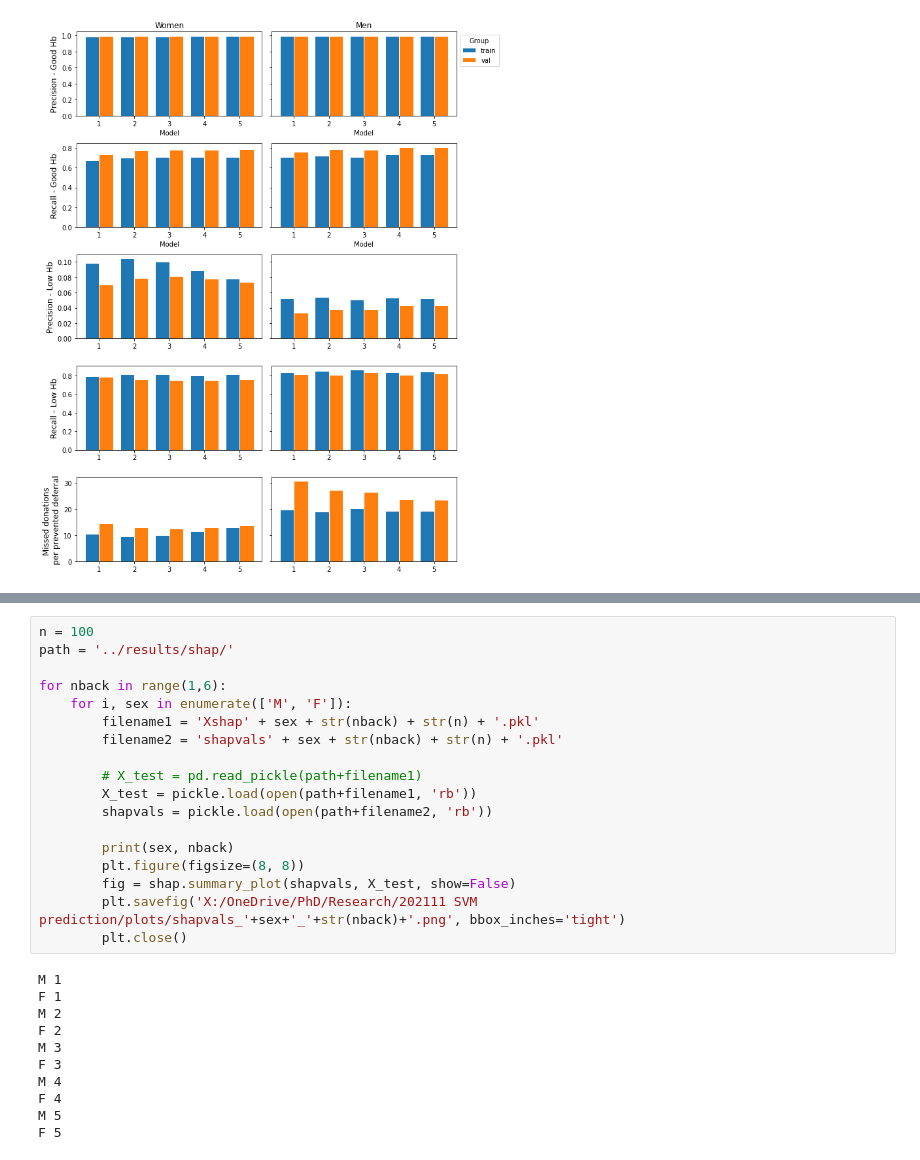
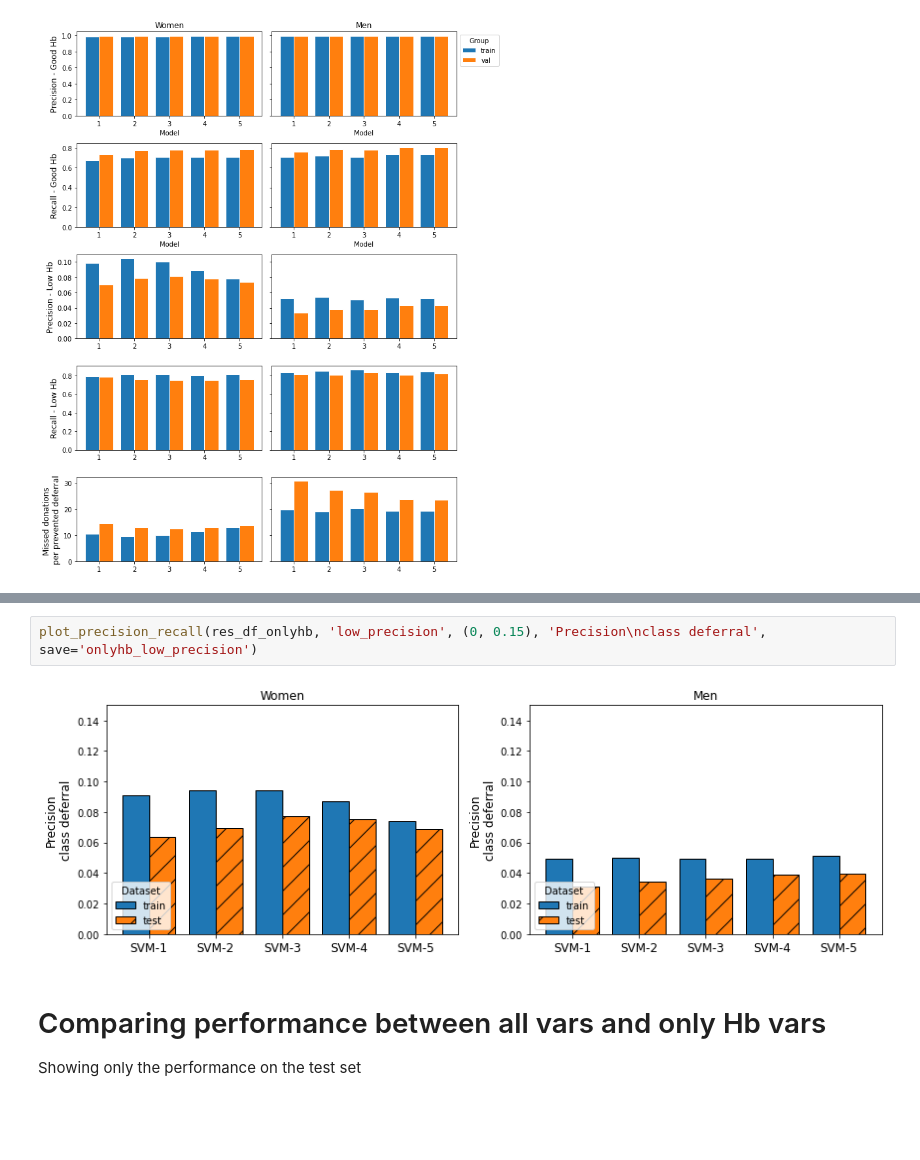
Before and after one commit to vinkenoogm/hbpred-compare, a Jupyter notebook: src/3_modelperformance.ipynb, the cells around one changed output, grey strips where cells are left out. Cells and saved outputs as stored; diff of their text form; blank space fills up the shorter version.

```diff
--- a/src/3_modelperformance.ipynb
+++ b/src/3_modelperformance.ipynb
@@ -234,29 +212,7 @@ Men 1
-# %%
-n = 100
-path = '../results/shap/'
-
-for nback in range(1,6):
-    for i, sex in enumerate(['M', 'F']):
-        filename1 = 'Xshap' + sex + str(nback) + str(n) + '.pkl'
-        filename2 = 'shapvals' + sex + str(nback) + str(n) + '.pkl'
-
-        # X_test = pd.read_pickle(path+filename1)
-        X_test = pickle.load(open(path+filename1, 'rb'))
-        shapvals = pickle.load(open(path+filename2, 'rb'))
-
-        print(sex, nback)
-        plt.figure(figsize=(8, 8))
-        fig = shap.summary_plot(shapvals, X_test, show=False)
-        plt.savefig('X:/OneDrive/PhD/Research/202111 SVM prediction/plots/shapvals_'+sex+'_'+str(nback)+'.png', bbox_inches='tight')
-        plt.close()
-# %% [output]
-M 1
-F 1
-M 2
-F 2
-M 3
-F 3
-M 4
-F 4
-M 5
-F 5
+# %%
+plot_precision_recall(res_df_onlyhb, 'low_precision', (0, 0.15), 'Precision\nclass deferral', save='onlyhb_low_precision')
+# %% [output]
+[figure, added]
+# %% [markdown]
+# Comparing performance between all vars and only Hb vars
+Showing only the performance on the test set
```
Also changed, not shown: parts of 21 cells of this notebook, 14 other files.
